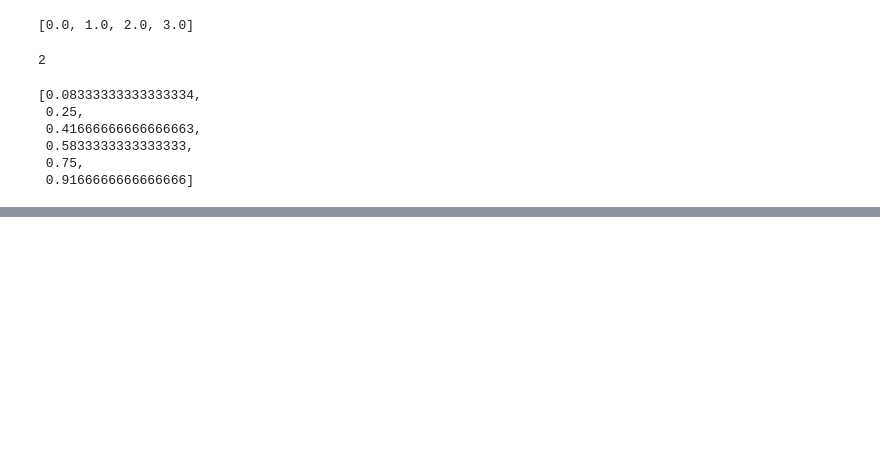
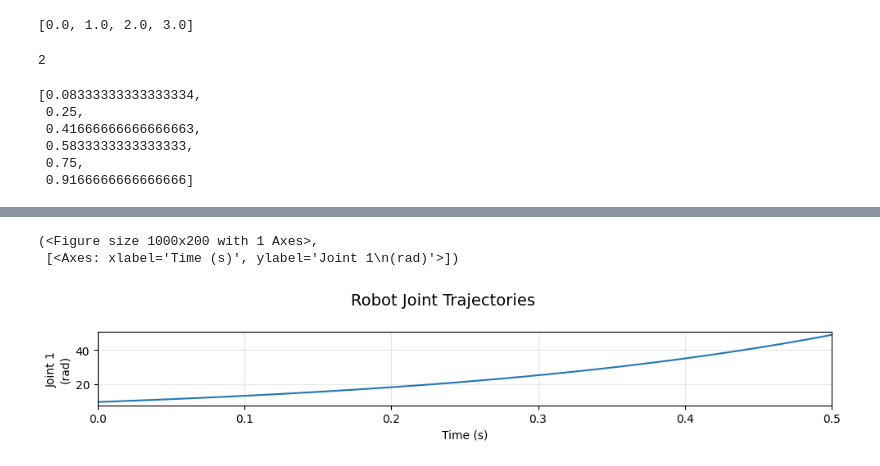
Before and after one commit to JafarAbdi/ramp, a Jupyter notebook: Drake.ipynb, the cells around one changed output, grey strips where cells are left out. Cells and saved outputs as stored; diff of their text form; code cells hidden in the pictures; blank space fills up the shorter version.

```diff
--- a/Drake.ipynb
+++ b/Drake.ipynb
@@ -149,0 +172,17 @@ plot_joint_trajectory_subplots(values, ts)
+# %%
+# https://drake.mit.edu/doxygen_cxx/classdrake_1_1trajectories_1_1_exponential_plus_piecewise_polynomial.html
+from pydrake.trajectories import PiecewisePolynomial, ExponentialPlusPiecewisePolynomial
+K = np.array([1.23])
+A = np.array([3.45])
+alpha = np.array([6.78])
+breaks = np.array([0.0, 0.5])
+samples = np.array([[1.0, 2.0]])
+trajectory = ExponentialPlusPiecewisePolynomial(K, A, alpha, PiecewisePolynomial.FirstOrderHold(breaks, samples))
+# %%
+ts = np.linspace(trajectory.start_time(), trajectory.end_time(), 100)
+values = np.hstack([trajectory.value(t) for t in ts])
+plot_joint_trajectory_subplots(values, ts)
+# %% [output]
+(<Figure size 1000x200 with 1 Axes>,
+ [<Axes: xlabel='Time (s)', ylabel='Joint 1\n(rad)'>])
+[figure, added]
```
Also changed, not shown: parts of 13 cells of this notebook, 1 other file.
